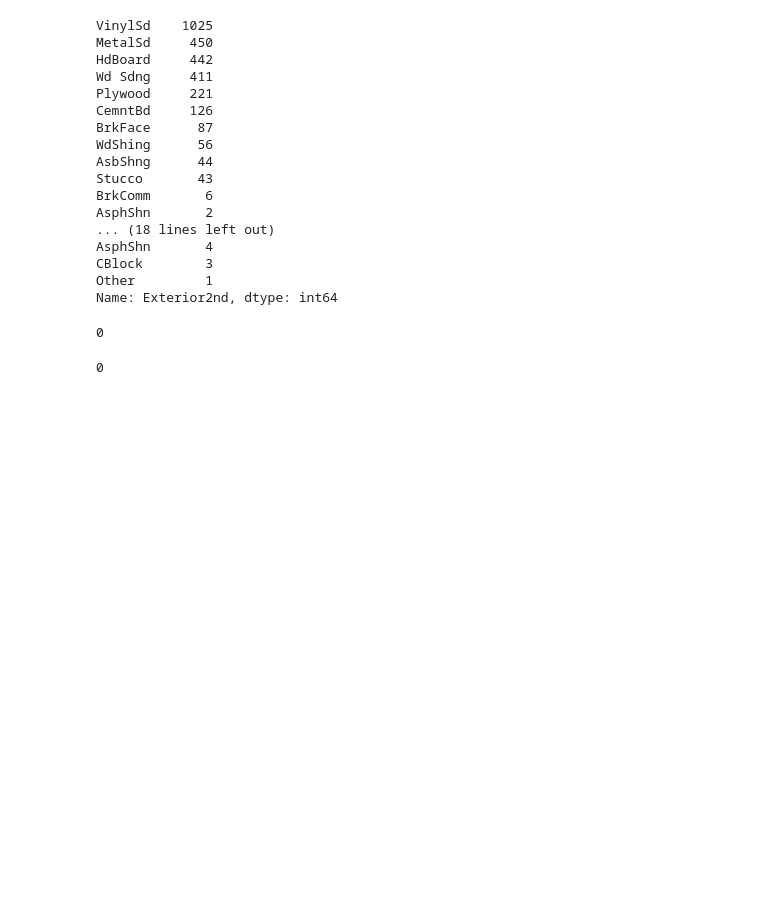
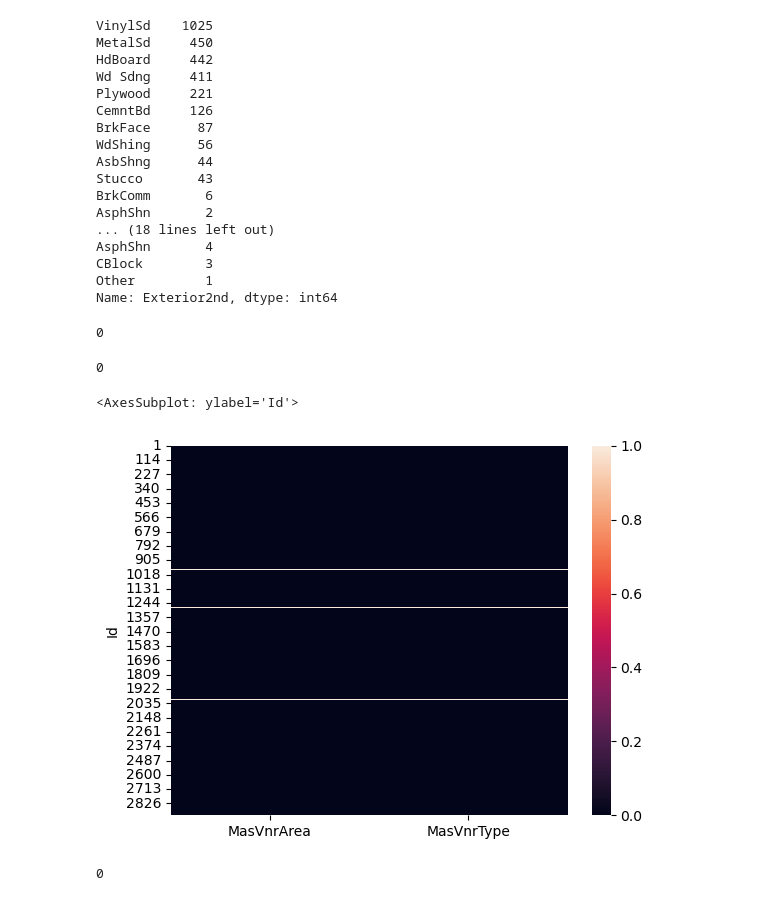
Before and after one commit to surajpoddar-ml/House-price--predictor, a Jupyter notebook: Machine L/src/main.ipynb, the cells around one changed output. Saved outputs shown, nothing was run; the diff lists cells and outputs as text; code cells hidden in the pictures; blank space fills up the shorter version.

Commit message:
handle masonry veneer type and area nulls

```diff
--- a/Machine L/src/main.ipynb
+++ b/Machine L/src/main.ipynb
@@ -417,3 +417,17 @@ df_mvi["Exterior2nd"].replace(np.nan,exterior_2_const,inplace=True)
 df_mvi["Exterior2nd"].isnull().sum()
 # %% [output]
 0
+# %%
+# MasVnrType       0.822199
+# MasVnrArea       0.787941
+
+sns.heatmap(df[["MasVnrArea", "MasVnrType"]].isnull())
+# %% [output]
+<AxesSubplot: ylabel='Id'>
+[figure, added]
+# %%
+mas_vnr_type_const=df["MasVnrType"].mode()[0]
+df_mvi["MasVnrType"].replace(np.nan,mas_vnr_type_const,inplace=True)
+df_mvi["MasVnrType"].isnull().sum()
+# %% [output]
+0
```
Also changed, not shown: parts of 2 cells of this notebook.
